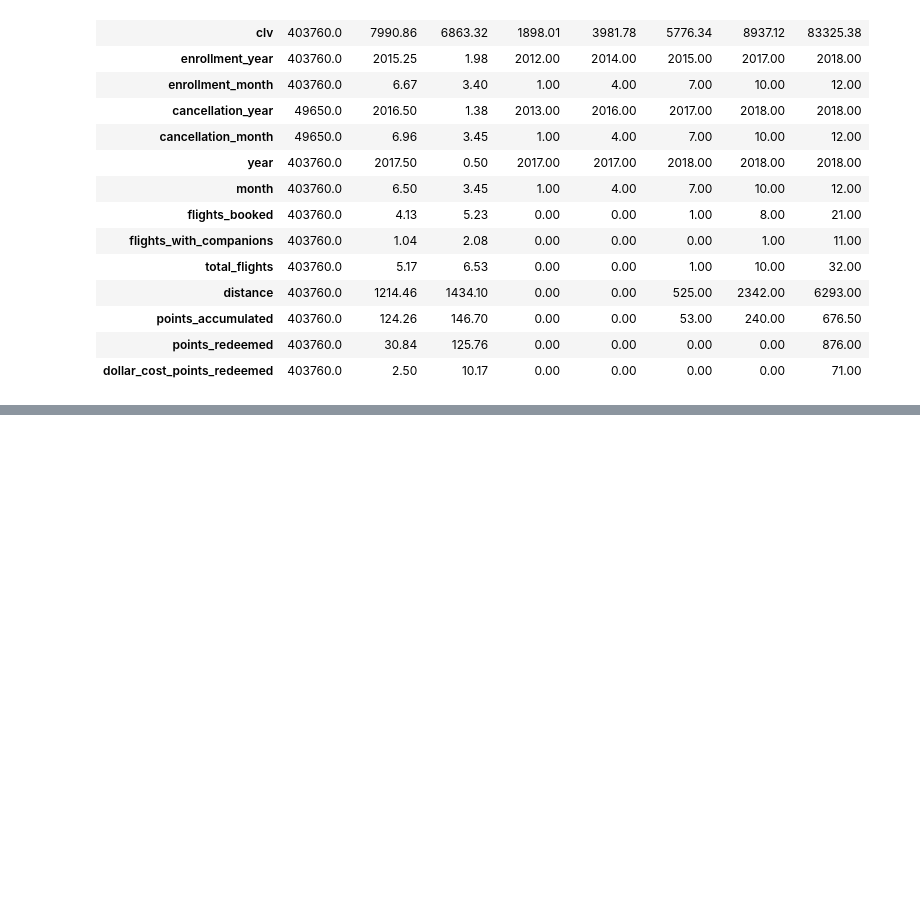
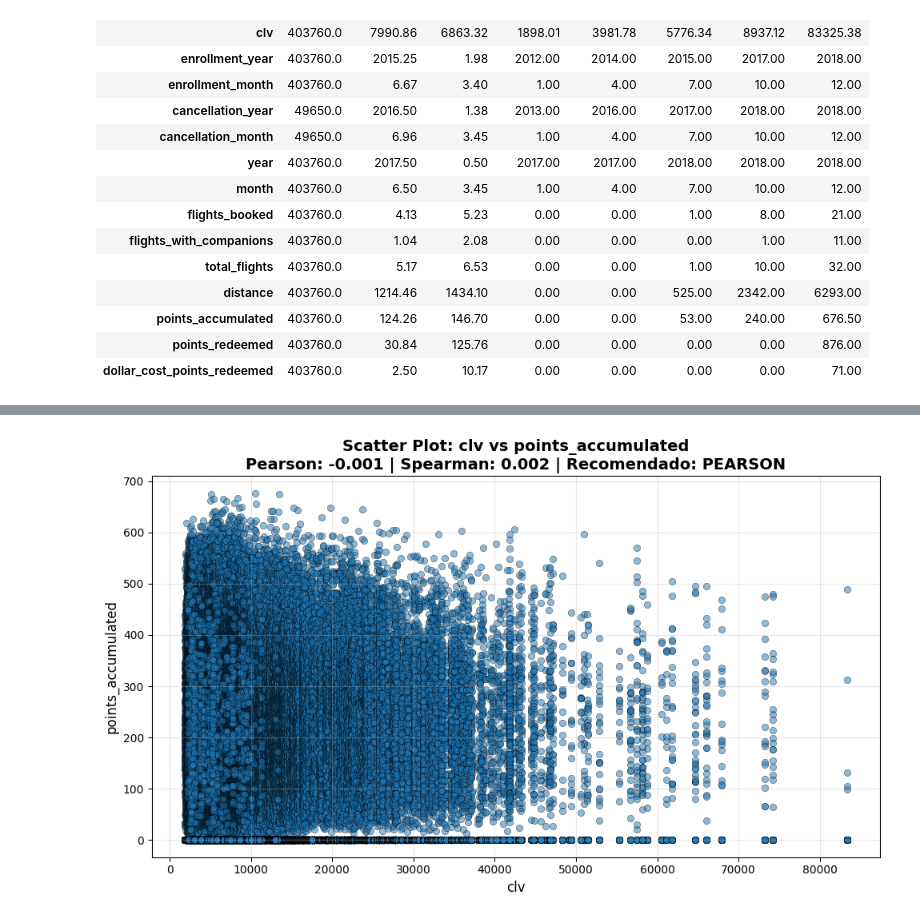
Before and after one commit to Adalab/bda-modulo-3-evaluacion-final-jesgonza2026, a Jupyter notebook: fase_2_evaluacion_final_jesica.ipynb, the cells around one changed output, grey strips where cells are left out. Saved outputs shown, nothing was run; the diff lists cells and outputs as text; code cells hidden in the pictures; blank space fills up the shorter version.

```diff
--- a/fase_2_evaluacion_final_jesica.ipynb
+++ b/fase_2_evaluacion_final_jesica.ipynb
@@ -58,0 +55,7 @@ NameError: name 'df_final' is not defined
+# %%
+#Análisis de correlación:
+#importamos la función de correlación de la carpeta src
+from src.soporte_correlacion import comparar_correlaciones
+comparar_correlaciones(df_final, 'clv', 'points_accumulated');
+# %% [output]
+[figure, added]
```
Also changed, not shown: parts of 8 cells of this notebook, 1 other file.
